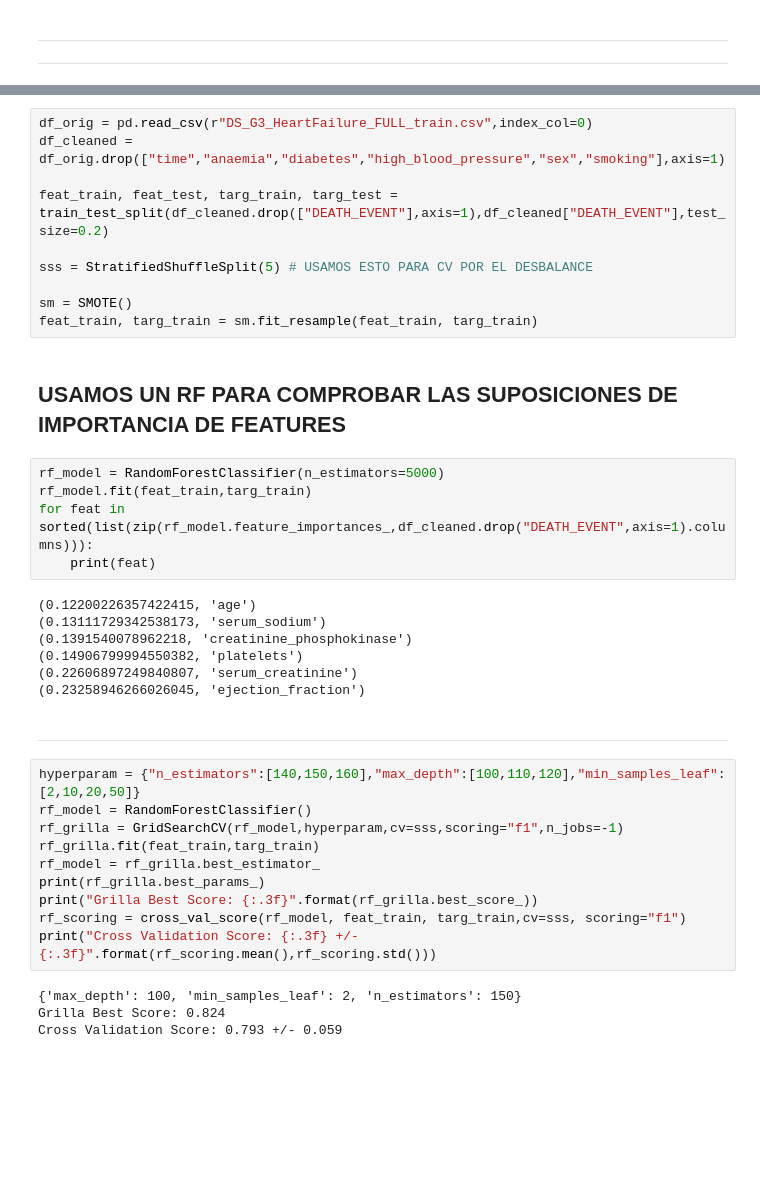
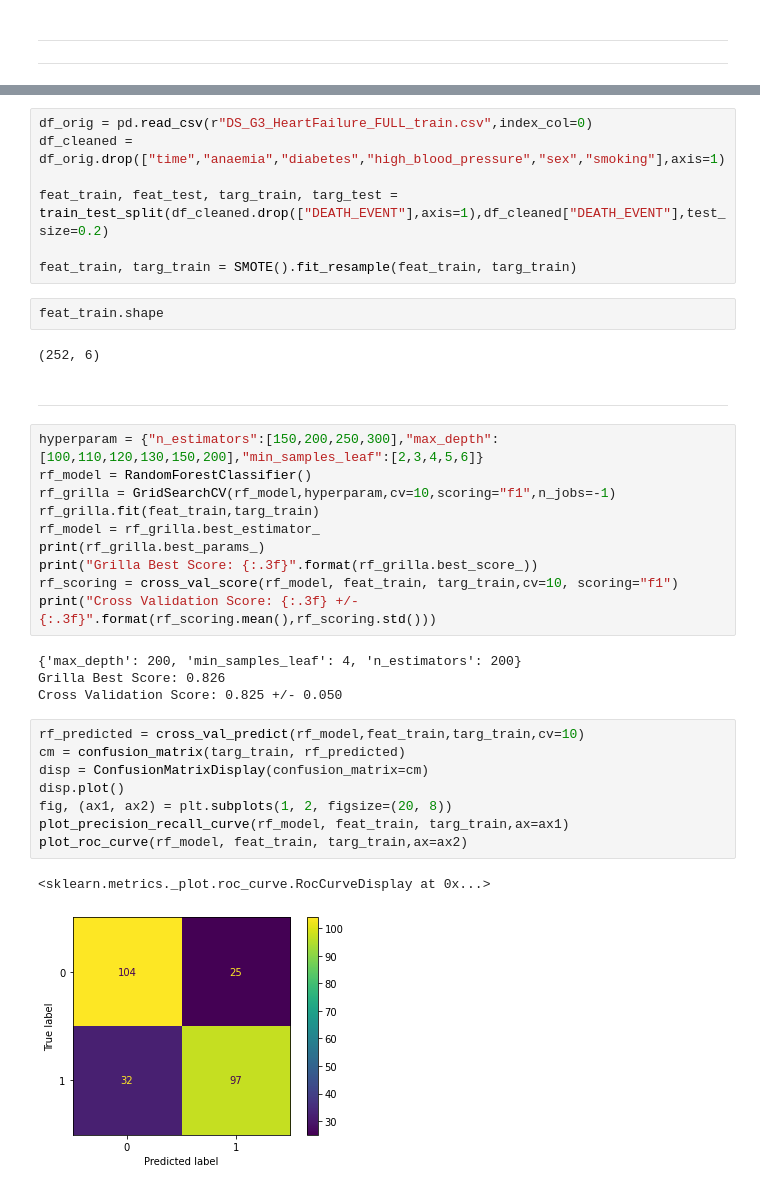
Before and after one commit to JaviCeRodriguez/Heart-Failure-ML, a Jupyter notebook: base_model.ipynb, the cells around one changed output, grey strips where cells are left out. Cells and saved outputs as stored; diff of their text form; blank space fills up the shorter version.

Commit message:
Mejoras al SMOTE

```diff
--- a/base_model.ipynb
+++ b/base_model.ipynb
@@ -18,37 +17,35 @@ df_cleaned = df_orig.drop(["time","anaemia","diabetes","high_blood_pressure","se
 
 feat_train, feat_test, targ_train, targ_test = train_test_split(df_cleaned.drop(["DEATH_EVENT"],axis=1),df_cleaned["DEATH_EVENT"],test_size=0.2)
 
-sss = StratifiedShuffleSplit(5) # USAMOS ESTO PARA CV POR EL DESBALANCE
-
-sm = SMOTE()
-feat_train, targ_train = sm.fit_resample(feat_train, targ_train)
+feat_train, targ_train = SMOTE().fit_resample(feat_train, targ_train)
-# %% [markdown]
-## USAMOS UN RF PARA COMPROBAR LAS SUPOSICIONES DE IMPORTANCIA DE FEATURES
-# %%
-rf_model = RandomForestClassifier(n_estimators=5000)
-rf_model.fit(feat_train,targ_train)
-for feat in sorted(list(zip(rf_model.feature_importances_,df_cleaned.drop("DEATH_EVENT",axis=1).columns))):
-    print(feat)
-# %% [output]
-(0.12200226357422415, 'age')
-(0.13111729342538173, 'serum_sodium')
-(0.1391540078962218, 'creatinine_phosphokinase')
-(0.14906799994550382, 'platelets')
-(0.22606897249840807, 'serum_creatinine')
-(0.23258946266026045, 'ejection_fraction')
+# %%
+feat_train.shape
+# %% [output]
+(252, 6)
 # %% [markdown]
 ---
 # %%
-hyperparam = {"n_estimators":[140,150,160],"max_depth":[100,110,120],"min_samples_leaf":[2,10,20,50]}
+hyperparam = {"n_estimators":[150,200,250,300],"max_depth":[100,110,120,130,150,200],"min_samples_leaf":[2,3,4,5,6]}
 rf_model = RandomForestClassifier()
-rf_grilla = GridSearchCV(rf_model,hyperparam,cv=sss,scoring="f1",n_jobs=-1)
+rf_grilla = GridSearchCV(rf_model,hyperparam,cv=10,scoring="f1",n_jobs=-1)
 rf_grilla.fit(feat_train,targ_train)
 rf_model = rf_grilla.best_estimator_
 print(rf_grilla.best_params_)
 print("Grilla Best Score: {:.3f}".format(rf_grilla.best_score_))
-rf_scoring = cross_val_score(rf_model, feat_train, targ_train,cv=sss, scoring="f1")
+rf_scoring = cross_val_score(rf_model, feat_train, targ_train,cv=10, scoring="f1")
 print("Cross Validation Score: {:.3f} +/- {:.3f}".format(rf_scoring.mean(),rf_scoring.std()))
 # %% [output]
-{'max_depth': 100, 'min_samples_leaf': 2, 'n_estimators': 150}
-Grilla Best Score: 0.824
-Cross Validation Score: 0.793 +/- 0.059
+{'max_depth': 200, 'min_samples_leaf': 4, 'n_estimators': 200}
+Grilla Best Score: 0.826
+Cross Validation Score: 0.825 +/- 0.050
+# %%
+rf_predicted = cross_val_predict(rf_model,feat_train,targ_train,cv=10)
+cm = confusion_matrix(targ_train, rf_predicted)
+disp = ConfusionMatrixDisplay(confusion_matrix=cm)
+disp.plot()
+fig, (ax1, ax2) = plt.subplots(1, 2, figsize=(20, 8))
+plot_precision_recall_curve(rf_model, feat_train, targ_train,ax=ax1)
+plot_roc_curve(rf_model, feat_train, targ_train,ax=ax2)
+# %% [output]
+<sklearn.metrics._plot.roc_curve.RocCurveDisplay at 0x...>
+[figure, added]
```
Also changed, not shown: parts of 2 cells of this notebook, 1 other file.
